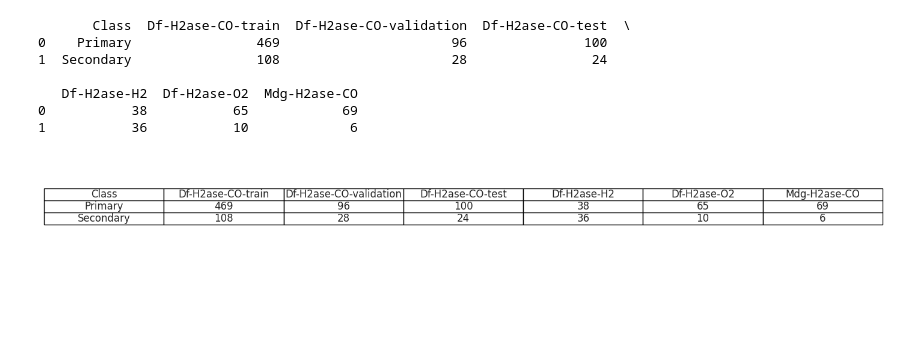
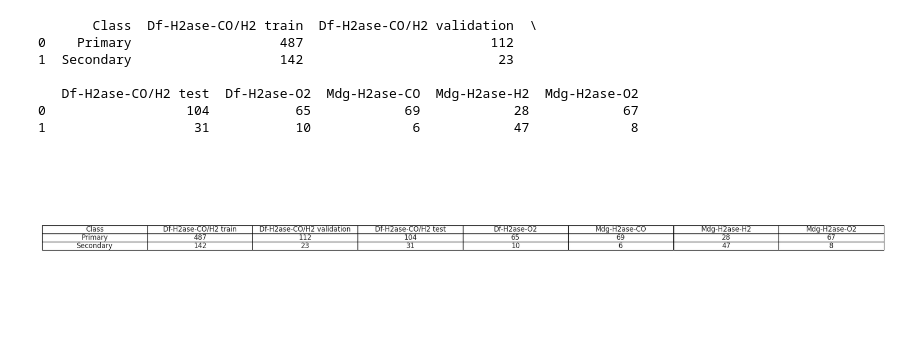
Before and after one commit to FarzinSohraby/PathInHydro, a Jupyter notebook: Data_Distribution_Binary.ipynb, the cells around one changed output. Drawn from its saved outputs; the diff is of its cells as text; code cells hidden in the pictures; blank space fills up the shorter version.

```diff
--- a/Data_Distribution_Binary.ipynb
+++ b/Data_Distribution_Binary.ipynb
@@ -110,40 +120,44 @@ plt.show()
 # %%
 # Calculate the class distributions
-dist_H2_bin = bin_H2.value_counts().sort_index()
+#dist_H2_bin = bin_H2.value_counts().sort_index()
 dist_O2_bin = bin_O2.value_counts().sort_index()
-dist_NewCO_bin = bin_NewCO.value_counts().sort_index()
+dist_Mdg_CO_bin = bin_Mdg_CO.value_counts().sort_index()
+dist_Mdg_H2_bin = bin_Mdg_H2.value_counts().sort_index()
+dist_Mdg_O2_bin = bin_Mdg_O2.value_counts().sort_index()
 dist_train_bin = bin_train.value_counts().sort_index()
 dist_val_bin = bin_val.value_counts().sort_index()
 dist_test_bin = bin_test.value_counts().sort_index()
 
 # Combine these distributions into a single DataFrame
 bin_distribution_df = pd.DataFrame({
     'Class': bin_cate,
-    'Df-H2ase-CO-train': dist_train_bin.reindex(bin_cate, fill_value=0),
-    'Df-H2ase-CO-validation': dist_val_bin.reindex(bin_cate, fill_value=0),
-    'Df-H2ase-CO-test': dist_test_bin.reindex(bin_cate, fill_value=0),
-    'Df-H2ase-H2': dist_H2_bin.reindex(bin_cate, fill_value=0),
+    'Df-H2ase-CO/H2 train': dist_train_bin.reindex(bin_cate, fill_value=0),
+    'Df-H2ase-CO/H2 validation': dist_val_bin.reindex(bin_cate, fill_value=0),
+    'Df-H2ase-CO/H2 test': dist_test_bin.reindex(bin_cate, fill_value=0),
+    #'Df-H2ase-H2': dist_H2_bin.reindex(bin_cate, fill_value=0),
     'Df-H2ase-O2': dist_O2_bin.reindex(bin_cate, fill_value=0),
-    'Mdg-H2ase-CO': dist_NewCO_bin.reindex(bin_cate, fill_value=0),
+    'Mdg-H2ase-CO': dist_Mdg_CO_bin.reindex(bin_cate, fill_value=0),
+    'Mdg-H2ase-H2': dist_Mdg_H2_bin.reindex(bin_cate, fill_value=0),
+    'Mdg-H2ase-O2': dist_Mdg_O2_bin.reindex(bin_cate, fill_value=0),
 }).reset_index(drop=True)
 
 # Display the DataFrame as a table
 print(bin_distribution_df)
 
 # If you want to display the table as an image
-plt.figure(figsize=(15, 2))
+plt.figure(figsize=(22, 5))
 plt.axis('off')
 table = plt.table(cellText=bin_distribution_df.values, colLabels=bin_distribution_df.columns, cellLoc='center', loc='center')
 table.auto_set_font_size(False)
 table.set_fontsize(12)
 table.scale(1.2, 1.2)
 plt.show()
 # %% [output]
-       Class  Df-H2ase-CO-train  Df-H2ase-CO-validation  Df-H2ase-CO-test  \
-0    Primary                469                      96               100
-1  Secondary                108                      28                24
+       Class  Df-H2ase-CO/H2 train  Df-H2ase-CO/H2 validation  \
+0    Primary                   487                        112
+1  Secondary                   142                         23
 
-   Df-H2ase-H2  Df-H2ase-O2  Mdg-H2ase-CO
-0           38           65            69
-1           36           10             6
+   Df-H2ase-CO/H2 test  Df-H2ase-O2  Mdg-H2ase-CO  Mdg-H2ase-H2  Mdg-H2ase-O2
+0                  104           65            69            28            67
+1                   31           10             6            47             8
-[figure, old version]
+[figure, new version]
```
Also changed, not shown: parts of 5 cells of this notebook, 1 other file.
